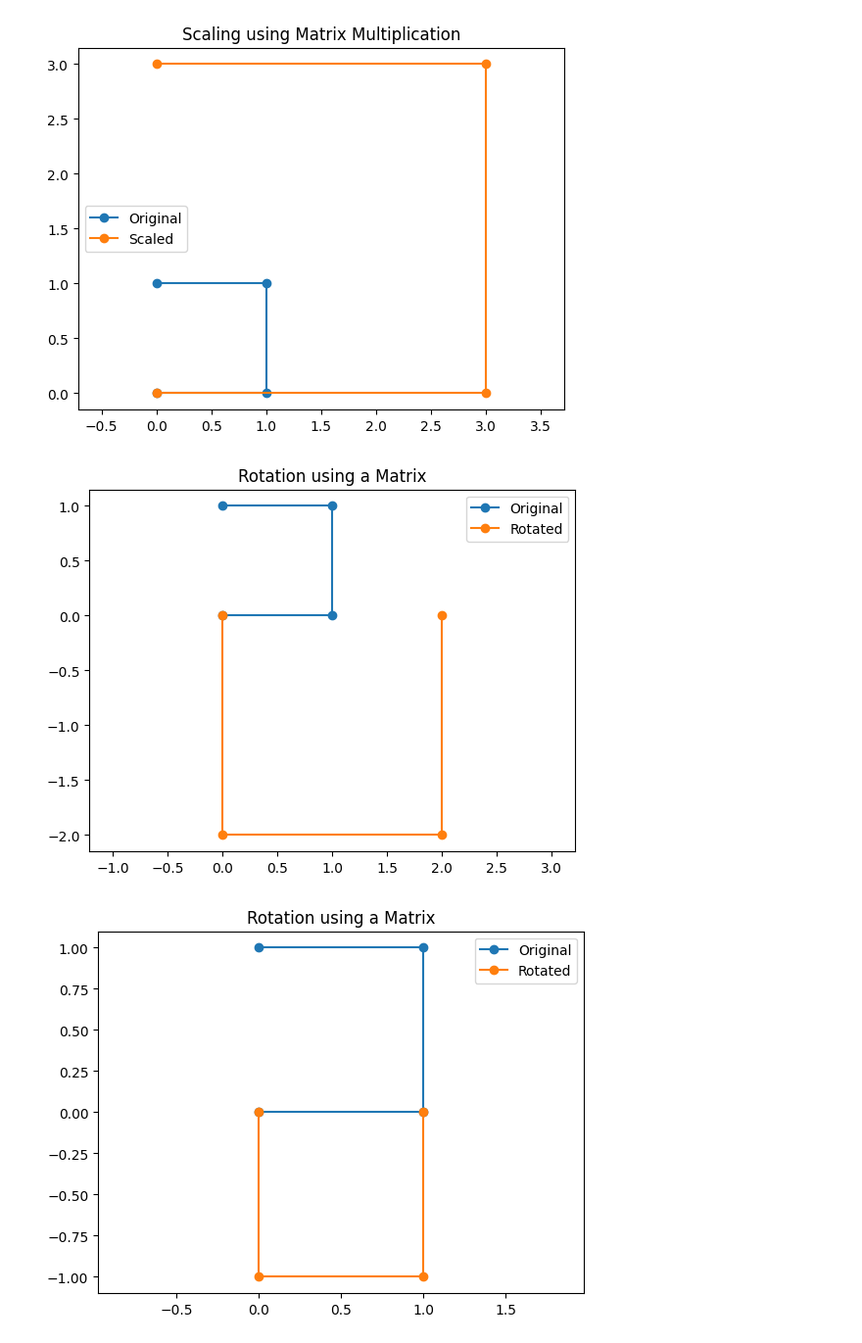
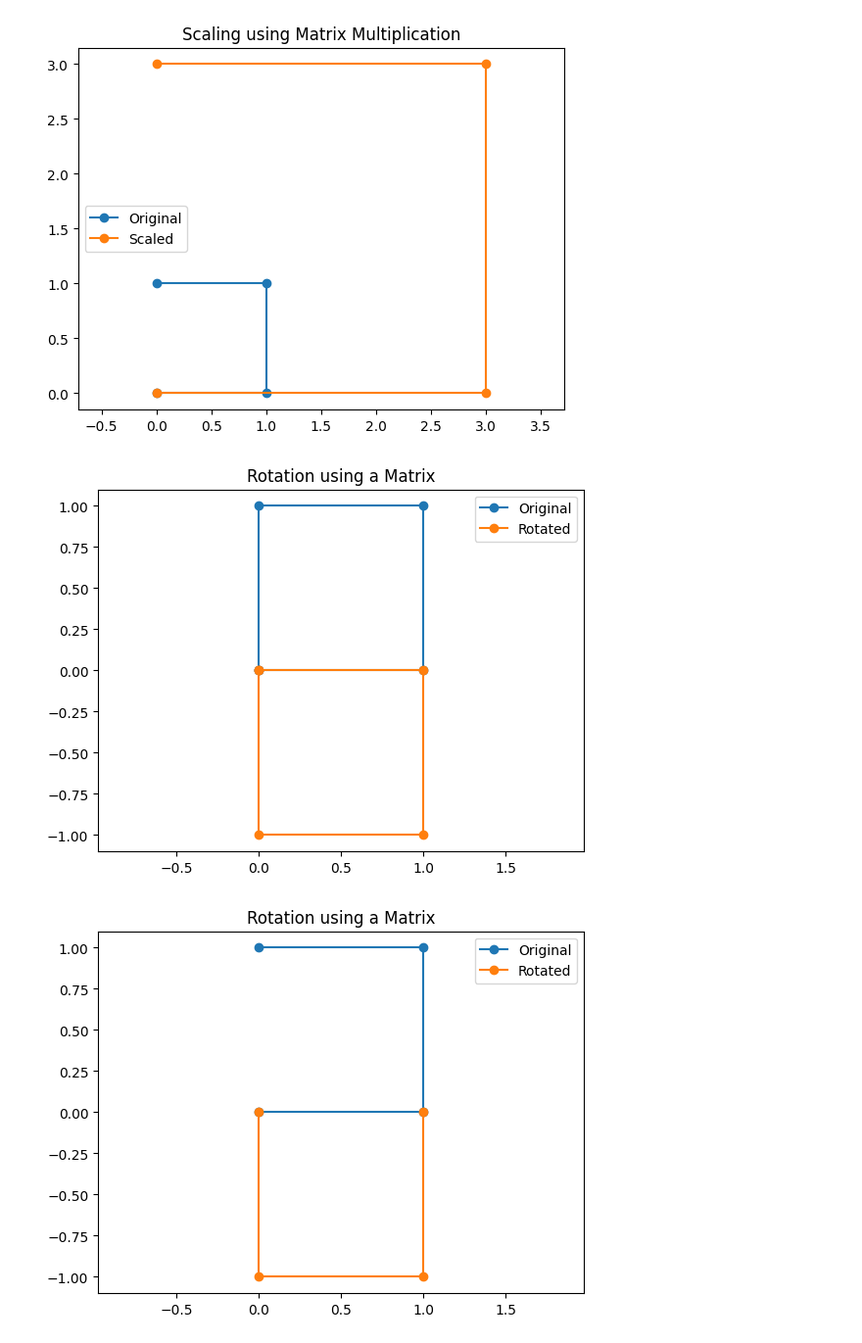
Before and after one commit to Alucardvolxe/test, a Jupyter notebook: test.ipynb, the cells around one changed output. Shown at 98% size. Cells and saved outputs as stored; diff of their text form; code cells hidden in the pictures.

```diff
--- a/test.ipynb
+++ b/test.ipynb
@@ -65,20 +65,20 @@ plt.show()
 # %%
 # Rotation matrix (90 degrees)
 rotation_matrix = np.array([
-    [0, -2],
-    [2,  0]
+    [0, -1],
+    [1,  0]
 ])
 
 rotated_points = points @ rotation_matrix
 
 plt.plot(points[:,0], points[:,1], 'o-', label='Original')
 plt.plot(rotated_points[:,0], rotated_points[:,1], 'o-', label='Rotated')
 plt.legend()
 plt.title("Rotation using a Matrix")
 plt.axis('equal')
 plt.show()
 # %% [output]
-[figure, old version]
+[figure, new version]
 # %%
 # Rotation matrix (90 degrees)
 rotation_matrix = np.array([
```
Also changed, not shown: parts of 9 cells of this notebook.
